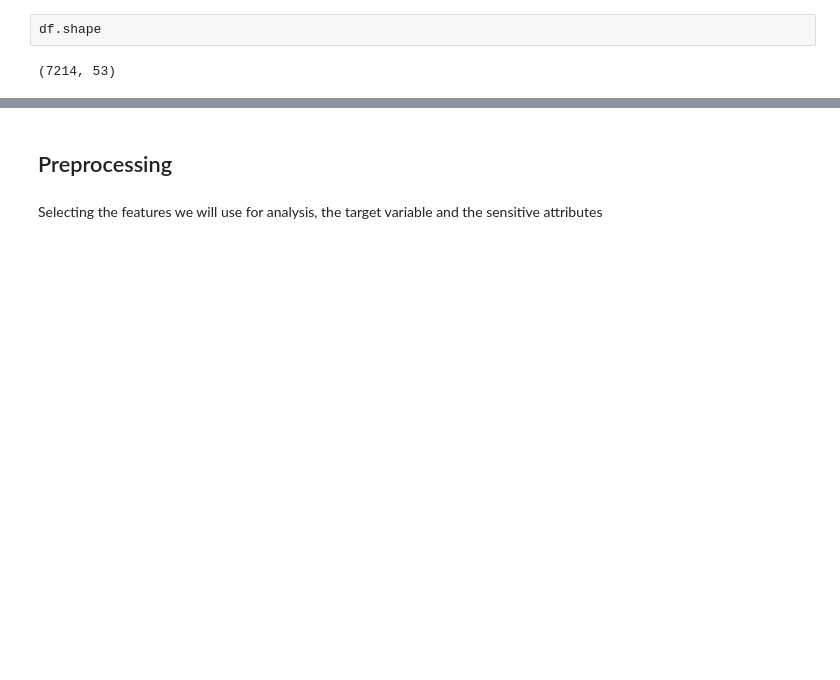
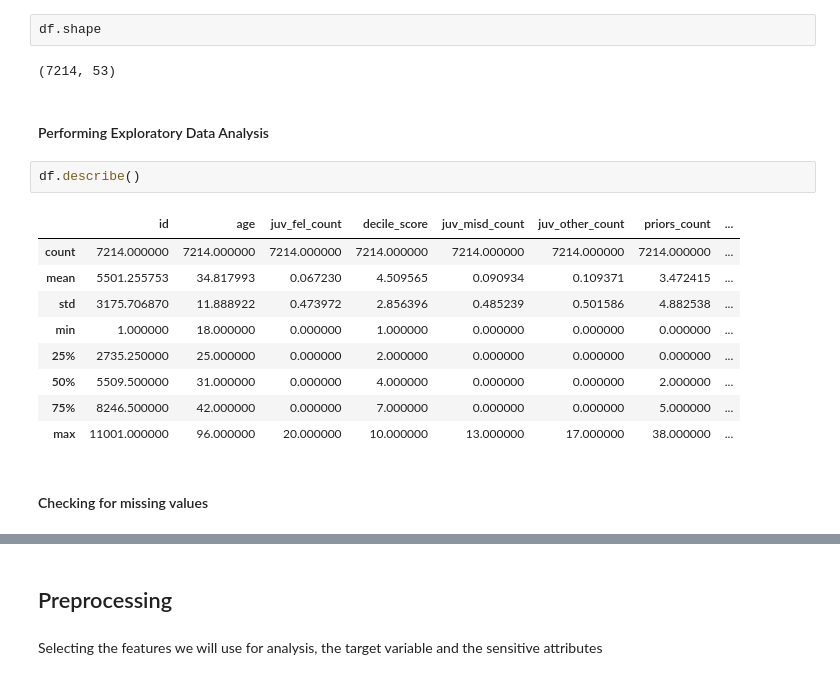
Before and after one commit to spardhax/Project4-MachineLearningFairness-Fall2023-Group4, a Jupyter notebook: lib/a2_Maximizing_accuracy_under_fairness_constraints.ipynb, the cells around one changed output, grey strips where cells are left out. Saved outputs shown, nothing was run; the diff lists cells and outputs as text; blank space fills up the shorter version.

```diff
--- a/lib/a2_Maximizing_accuracy_under_fairness_constraints.ipynb
+++ b/lib/a2_Maximizing_accuracy_under_fairness_constraints.ipynb
@@ -31,3 +33,19 @@ df.head()
 df.shape
 # %% [output]
 (7214, 53)
+# %% [markdown]
+#### Performing Exploratory Data Analysis
+# %%
+df.describe()
+# %% [output]
+|  | id | age | juv_fel_count | decile_score | juv_misd_count | juv_other_count | priors_count | ... |
+| count | 7214.000000 | 7214.000000 | 7214.000000 | 7214.000000 | 7214.000000 | 7214.000000 | 7214.000000 | ... |
+| mean | 5501.255753 | 34.817993 | 0.067230 | 4.509565 | 0.090934 | 0.109371 | 3.472415 | ... |
+| std | 3175.706870 | 11.888922 | 0.473972 | 2.856396 | 0.485239 | 0.501586 | 4.882538 | ... |
+| min | 1.000000 | 18.000000 | 0.000000 | 1.000000 | 0.000000 | 0.000000 | 0.000000 | ... |
+| 25% | 2735.250000 | 25.000000 | 0.000000 | 2.000000 | 0.000000 | 0.000000 | 0.000000 | ... |
+| 50% | 5509.500000 | 31.000000 | 0.000000 | 4.000000 | 0.000000 | 0.000000 | 2.000000 | ... |
+| 75% | 8246.500000 | 42.000000 | 0.000000 | 7.000000 | 0.000000 | 0.000000 | 5.000000 | ... |
+| max | 11001.000000 | 96.000000 | 20.000000 | 10.000000 | 13.000000 | 17.000000 | 38.000000 | ... |
+# %% [markdown]
+#### Checking for missing values
```
Also changed, not shown: parts of 12 cells of this notebook.
